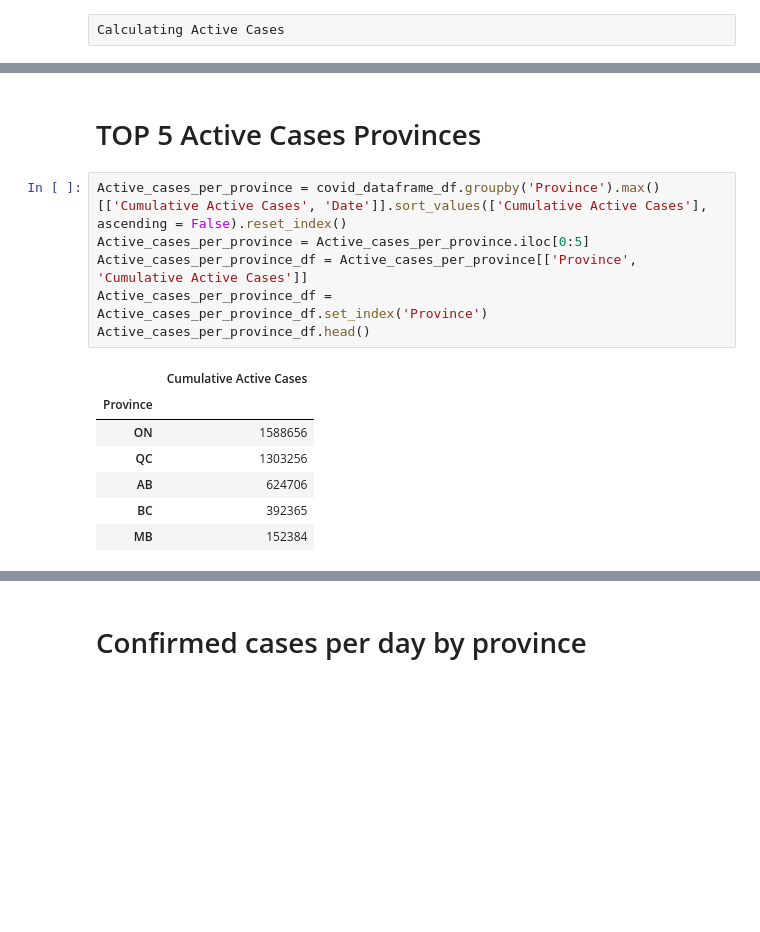
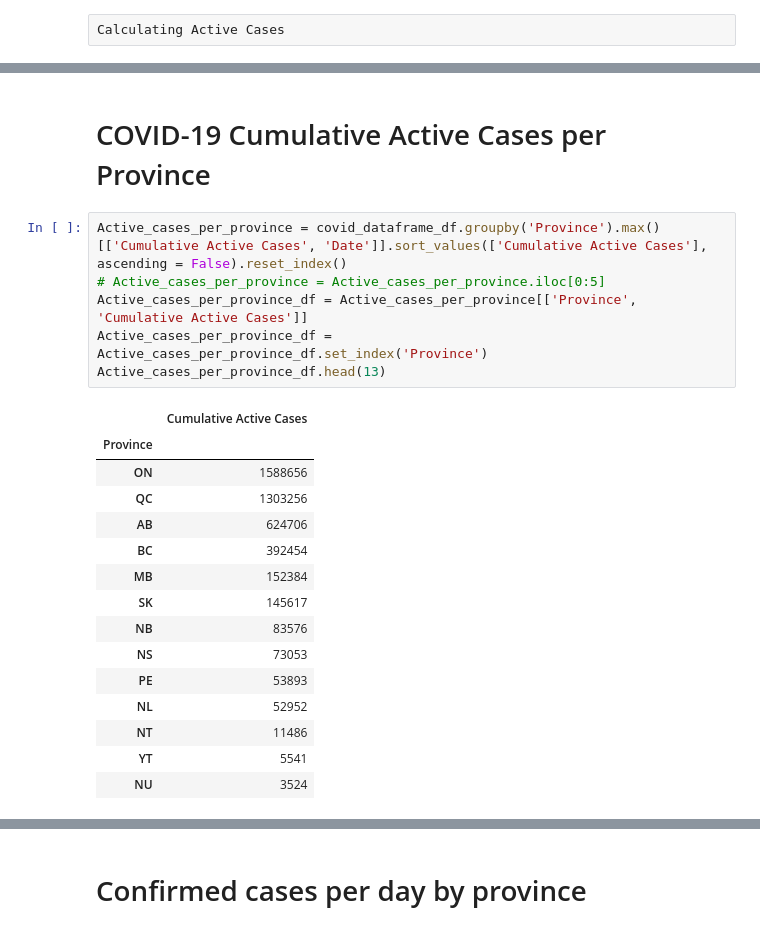
Before and after one commit to svafaeva93/Covid19AnalysisCanada, a Jupyter notebook: Data_extraction_API.ipynb, the cells around one changed output, grey strips where cells are left out. Drawn from its saved outputs; the diff is of its cells as text; blank space fills up the shorter version.

```diff
--- a/Data_extraction_API.ipynb
+++ b/Data_extraction_API.ipynb
@@ -263,18 +267,26 @@ covid_dataframe_df.sample(20)
 # %% [markdown]
-# TOP 5 Active Cases Provinces
+# COVID-19 Cumulative Active Cases per Province
 # %%
 Active_cases_per_province = covid_dataframe_df.groupby('Province').max()[['Cumulative Active Cases', 'Date']].sort_values(['Cumulative Active Cases'], ascending = False).reset_index()
-Active_cases_per_province = Active_cases_per_province.iloc[0:5]
+# Active_cases_per_province = Active_cases_per_province.iloc[0:5]
 Active_cases_per_province_df = Active_cases_per_province[['Province', 'Cumulative Active Cases']]
 Active_cases_per_province_df = Active_cases_per_province_df.set_index('Province')
-Active_cases_per_province_df.head()
+Active_cases_per_province_df.head(13)
 # %% [output]
 |  | Cumulative Active Cases |
 | Province |  |
 | ON | 1588656 |
 | QC | 1303256 |
 | AB | 624706 |
-| BC | 392365 |
+| BC | 392454 |
 | MB | 152384 |
+| SK | 145617 |
+| NB | 83576 |
+| NS | 73053 |
+| PE | 53893 |
+| NL | 52952 |
+| NT | 11486 |
+| YT | 5541 |
+| NU | 3524 |
 # %%
 # set the colors for the bars
```
Also changed, not shown: parts of 17 cells of this notebook.
